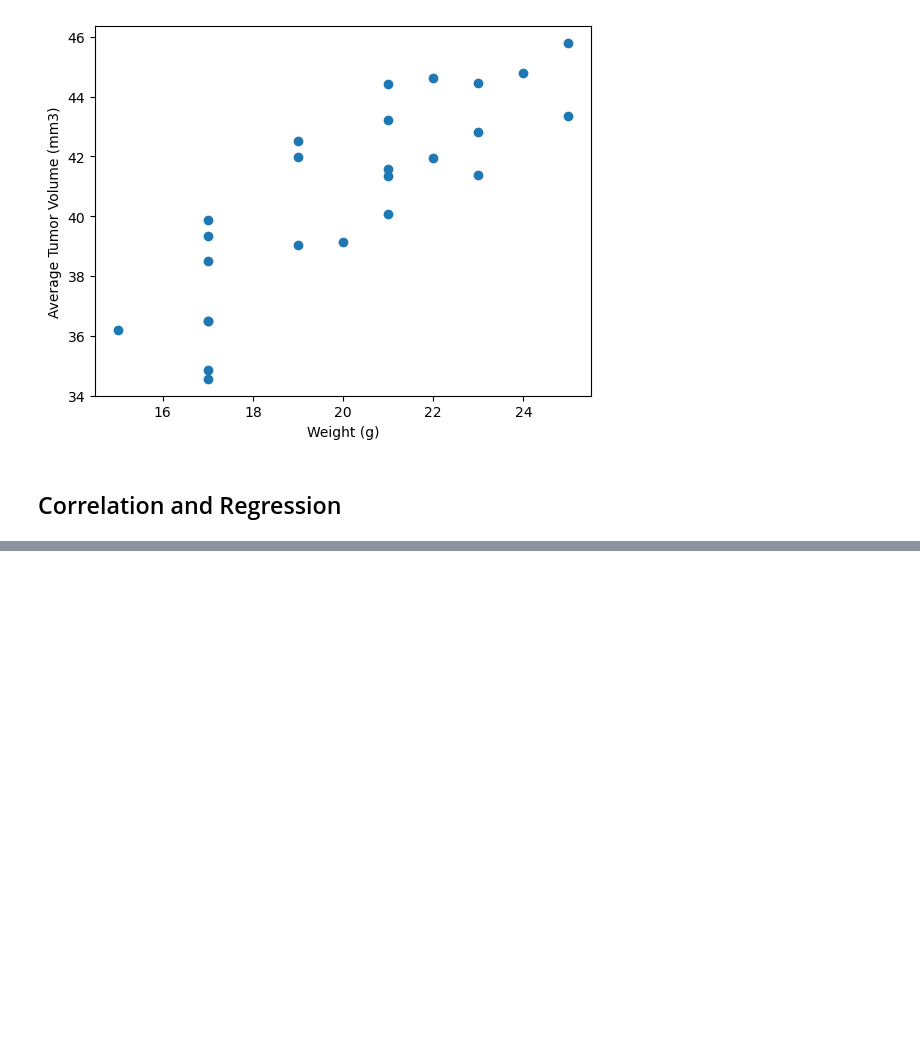
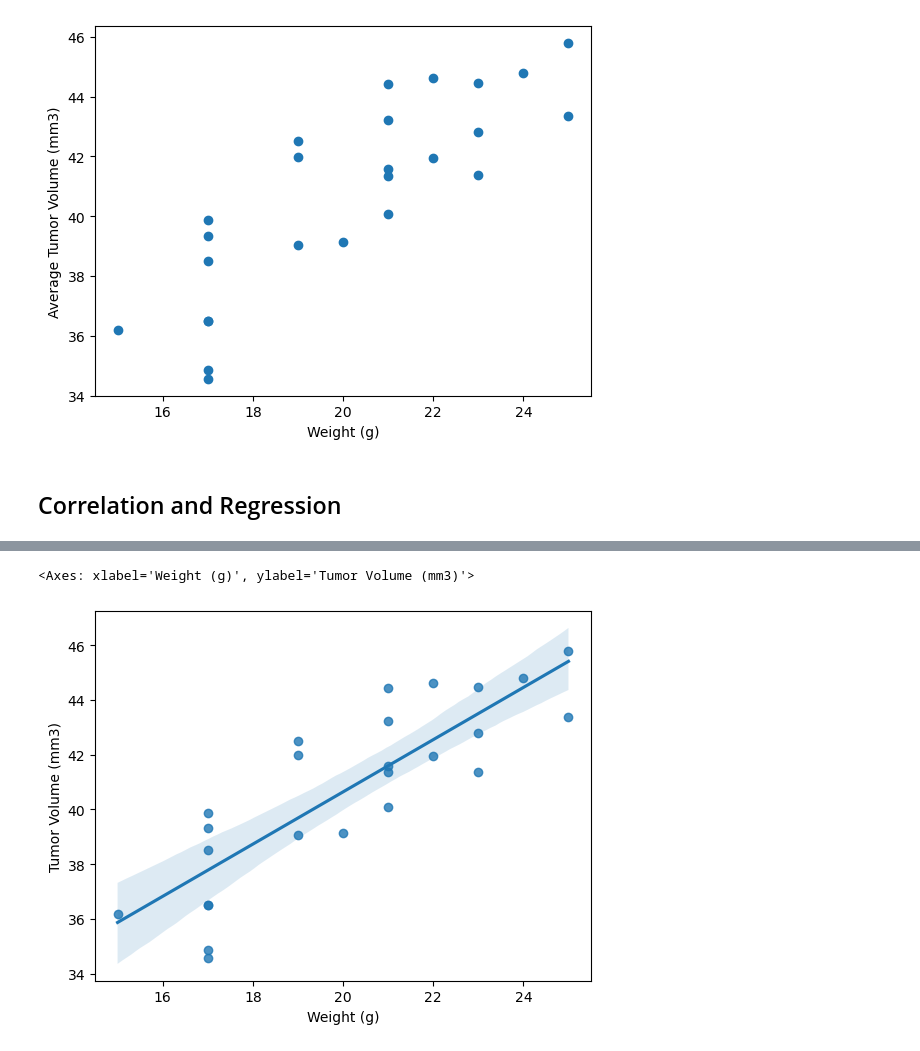
Before and after one commit to mfeas/matplotlib-challenge, a Jupyter notebook: pymaceuticals_starter.ipynb, the cells around one changed output, grey strips where cells are left out. Drawn from its saved outputs; the diff is of its cells as text; code cells hidden in the pictures; blank space fills up the shorter version.

```diff
--- a/pymaceuticals_starter.ipynb
+++ b/pymaceuticals_starter.ipynb
@@ -306,0 +340,9 @@ The correlation between mouse weight and the average tumor volume is 0.84
+# %%
+#Bonus scatter plot library option I found, did not use because it didn't match the provided example.
+
+import seaborn as sns
+
+sns.regplot(x="Weight (g)", y="Tumor Volume (mm3)", data=capomulin_average_tumor)
+# %% [output]
+<Axes: xlabel='Weight (g)', ylabel='Tumor Volume (mm3)'>
+[figure, added]
```
Also changed, not shown: parts of 4 cells of this notebook.
